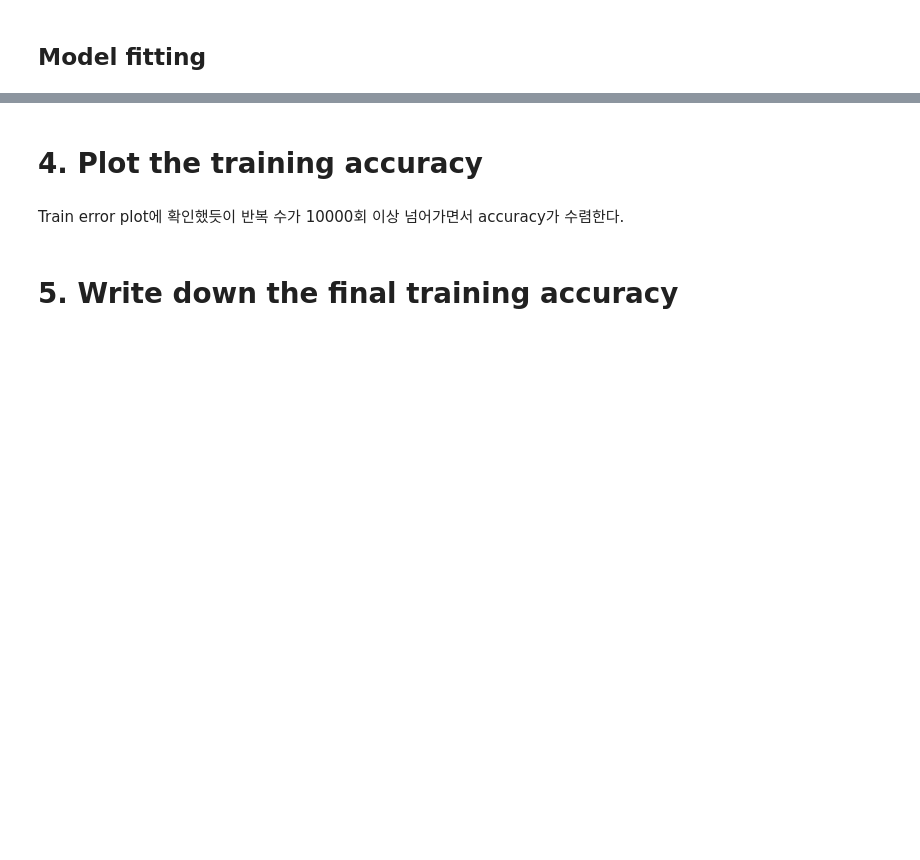
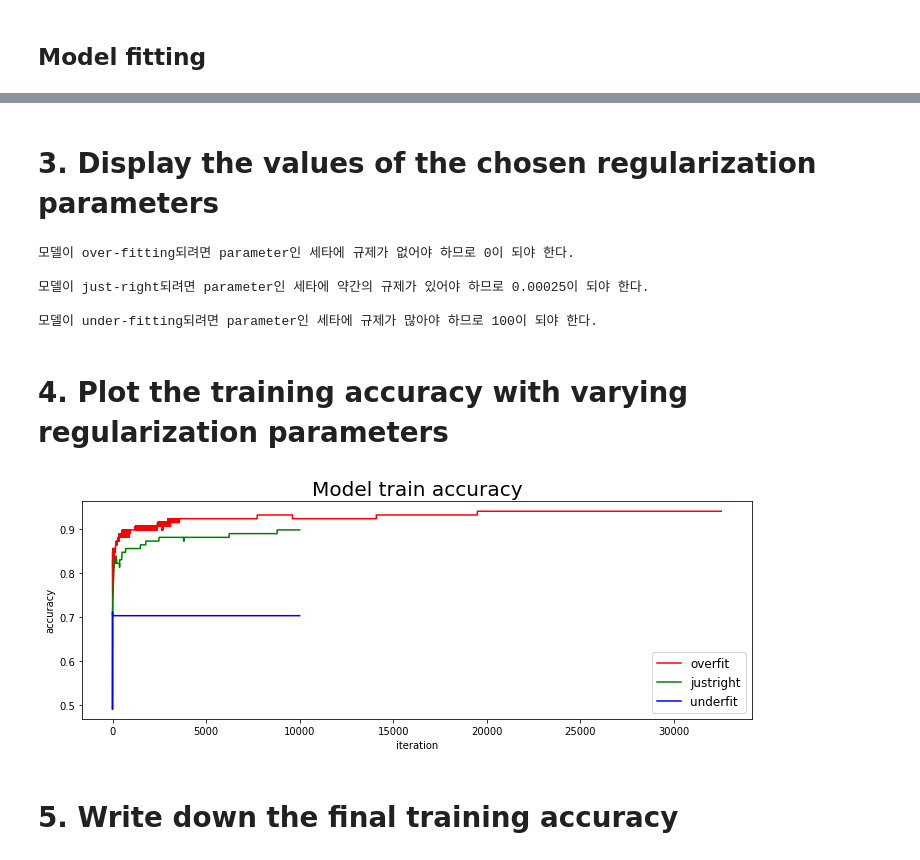
Before and after one commit to BaeHyungjun/2020-1-MachineLearning, a Jupyter notebook: 20152410_배형준_머신러닝_과제7.ipynb, the cells around one changed output, grey strips where cells are left out. Cells and saved outputs as stored; diff of their text form; code cells hidden in the pictures; blank space fills up the shorter version.

```diff
--- a/20152410_배형준_머신러닝_과제7.ipynb
+++ b/20152410_배형준_머신러닝_과제7.ipynb
@@ -213,14 +250,33 @@ plt.show()
+# %% [markdown]
+# 3. Display the values of the chosen regularization parameters
+# %%
+from colorama import Fore, Back, Style
+
+print(Fore.RED + '모델이 over-fitting되려면 parameter인 세타에 규제가 없어야 하므로 {}이 되야 한다.'.format(alpha_overfit))
+print(Style.RESET_ALL)
+print(Fore.GREEN + '모델이 just-right되려면 parameter인 세타에 약간의 규제가 있어야 하므로 {}이 되야 한다.'.format(alpha_justright))
+print(Style.RESET_ALL)
+print(Fore.BLUE + '모델이 under-fitting되려면 parameter인 세타에 규제가 많아야 하므로 {}이 되야 한다.'.format(alpha_underfit))
+print(Style.RESET_ALL)
+# %% [output]
+모델이 over-fitting되려면 parameter인 세타에 규제가 없어야 하므로 0이 되야 한다.
+
+모델이 just-right되려면 parameter인 세타에 약간의 규제가 있어야 하므로 0.00025이 되야 한다.
+
+모델이 under-fitting되려면 parameter인 세타에 규제가 많아야 하므로 100이 되야 한다.
 # %% [markdown]
-# 4. Plot the training accuracy
+# 4. Plot the training accuracy with varying regularization parameters
 # %%
 plt.figure(figsize=(12, 4))
-plt.plot(model.record_accuracy, 'r-')
+plt.plot(model_overfit.record_accuracy, 'r-', label='overfit')
+plt.plot(model_justright.record_accuracy, 'g-', label='justright')
+plt.plot(model_underfit.record_accuracy, 'b-', label='underfit')
 plt.title('Model train accuracy', fontsize=20)
 plt.xlabel('iteration')
 plt.ylabel('accuracy')
-plt.text(len(model.record_accuracy) - 3000, 0.845, '0.838', fontsize=15)
+plt.legend(loc='best', fontsize=12)
 plt.show()
+# %% [output]
+[figure, added]
-# %% [markdown]
-Train error plot에 확인했듯이 반복 수가 10000회 이상 넘어가면서 accuracy가 수렴한다.
 # %% [markdown]
 # 5. Write down the final training accuracy
```
Also changed, not shown: parts of 19 cells of this notebook.
